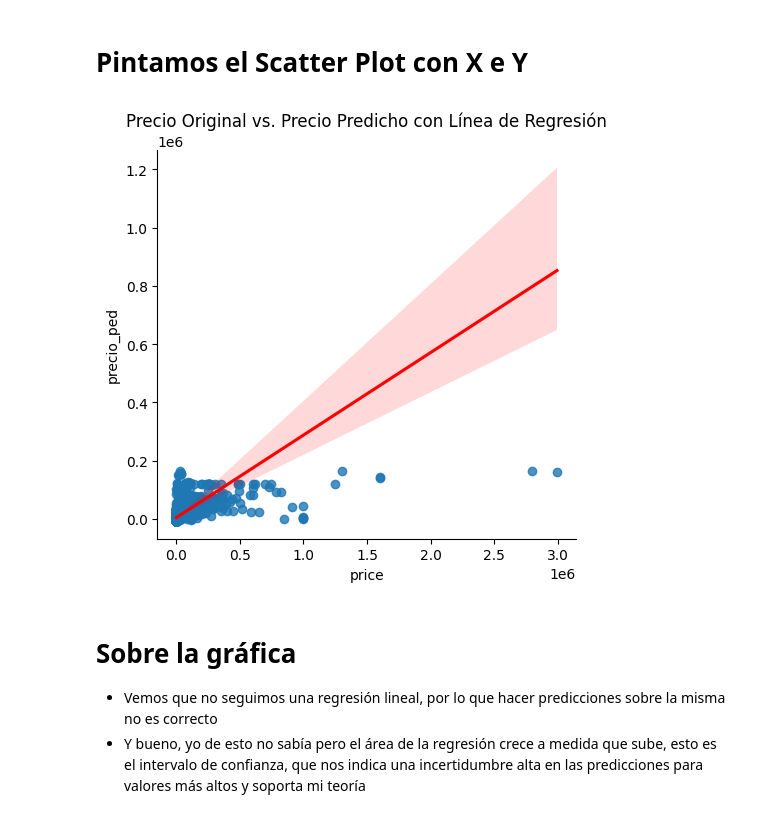
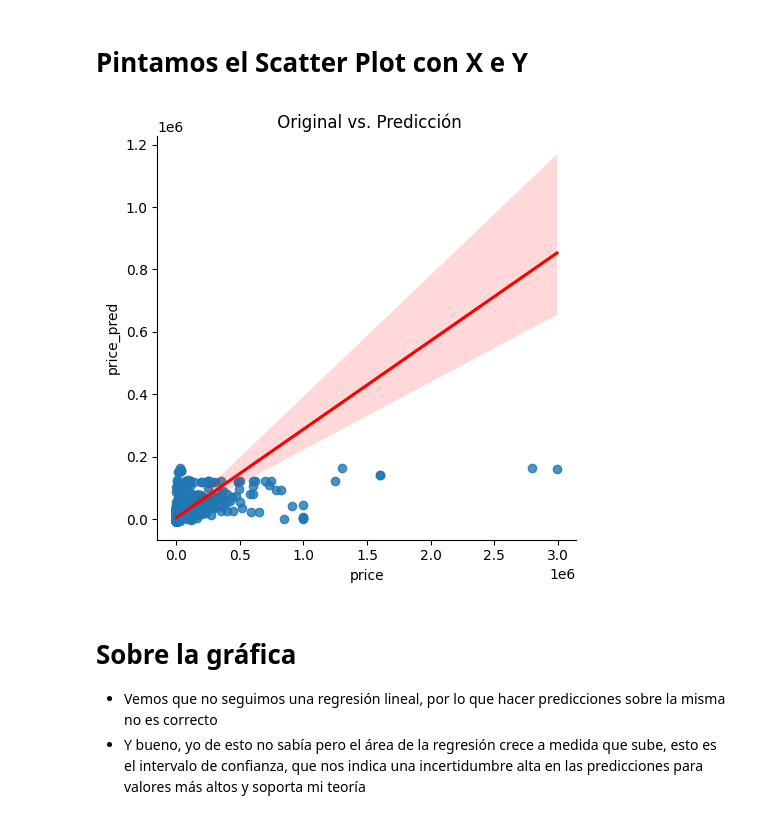
Before and after one commit to apelsito/laboratorio-modulo8-leccion02-ModelosNoLineales, a Jupyter notebook: jupyter_notebooks/Modelo1/05_RegresionLineal.ipynb, the cells around one changed output. Drawn from its saved outputs; the diff is of its cells as text; code cells hidden in the pictures.

```diff
--- a/jupyter_notebooks/Modelo1/05_RegresionLineal.ipynb
+++ b/jupyter_notebooks/Modelo1/05_RegresionLineal.ipynb
@@ -241,17 +183,13 @@ df_comparador
+# %%
+df_comparador = generar_df_comparador(Xtarget_train,Xtarget_test,ytarget_train,ytarget_test,ytarget_train_pred,ytarget_test_pred,"price_pred")
 # %%
 df_comparador.to_csv("../../datos/01_Modelo1/07_autorenew_prediccion_regresion_lineal.csv")
 # %% [markdown]
 # Pintamos el Scatter Plot con X e Y
-# %%
-# Crear el scatter plot con línea de regresión
-sns.lmplot(x="price", y="precio_ped", data=df_comparador, line_kws={'color': 'red'})
-
-# Personalizar el gráfico
-plt.title("Precio Original vs. Precio Predicho con Línea de Regresión")
-plt.tight_layout()
-plt.show()
-# %% [output]
-[figure, removed]
+# %%
+scatterplot_regresion(df_comparador,"price","price_pred")
+# %% [output]
+[figure, added]
 # %% [markdown]
 # Sobre la gráfica
 - Vemos que no seguimos una regresión lineal, por lo que hacer predicciones sobre la misma no es correcto
```
Also changed, not shown: parts of 20 cells of this notebook, 18 other files.
